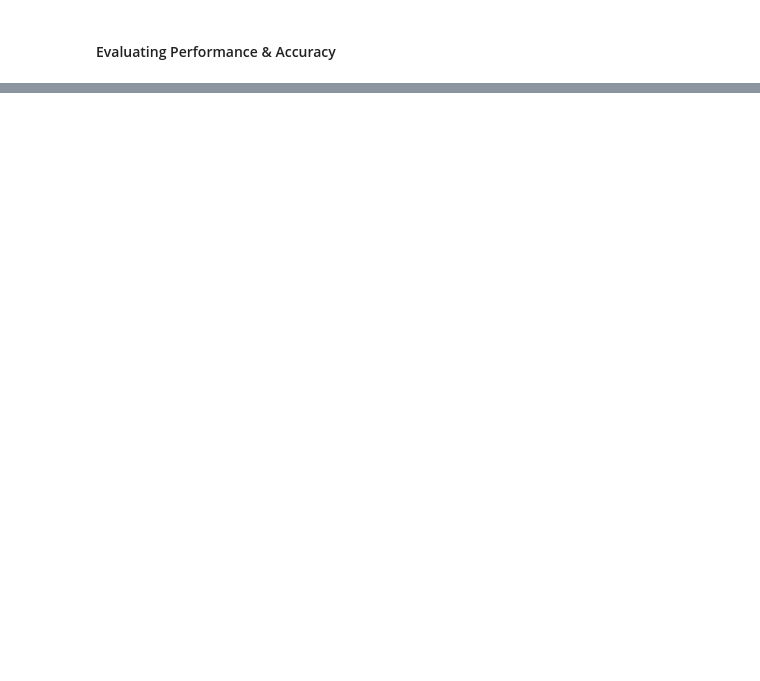
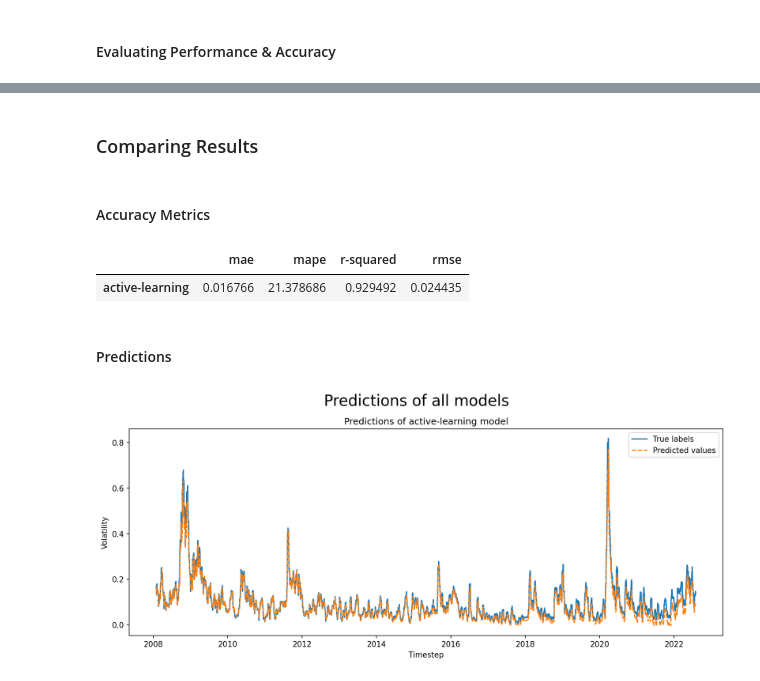
Before and after one commit to gittmp/efficient-deep-learning, a Jupyter notebook: Program/risk-forecasting.ipynb, the cells around one changed output, grey strips where cells are left out. Drawn from its saved outputs; the diff is of its cells as text; code cells hidden in the pictures; blank space fills up the shorter version.

```diff
--- a/Program/risk-forecasting.ipynb
+++ b/Program/risk-forecasting.ipynb
@@ -1369,0 +1277,46 @@ Efficiency metrics for active learning model:
+# %% [markdown]
+### Comparing Results
+# %% [markdown]
+#### Accuracy Metrics
+# %%
+# display the accuracy metrics of all models in a table
+if len(accuracy.keys()) > 0:
+    acc_table = pd.DataFrame(accuracy).T
+    display(acc_table)
+# %% [output]
+|  | mae | mape | r-squared | rmse |
+| active-learning | 0.016766 | 21.378686 | 0.929492 | 0.024435 |
+# %% [markdown]
+#### Predictions
+# %%
+# plot the predictions of all models using their varying training processes
+n_models = len(predictions.keys()) - 1
+
+if n_models > 0:
+    fig, ax = plt.subplots(n_models, 1, figsize=(14, 5 * n_models), dpi=150)
+    fig.suptitle("Predictions of all models", fontsize=20, y=1.01)
+
+    if n_models > 1:
+        for i in range(n_models):
+            key = list(predictions.keys())[i + 1]
+
+            ax[i].plot(predictions['true'], label='True labels')
+            ax[i].plot(predictions[key], linestyle='--', label='Predicted values')
+            ax[i].legend(loc=0)
+            ax[i].set_xlabel('Timestep')
+            ax[i].set_ylabel('Volatility')
+            ax[i].set_title(f'Predictions of {key} model')
+    else:
+        key = list(predictions.keys())[-1]
+
+        ax.plot(predictions['true'], label='True labels')
+        ax.plot(predictions[key], linestyle='--', label='Predicted values')
+        ax.legend(loc=0)
+        ax.set_xlabel('Timestep')
+        ax.set_ylabel('Volatility')
+        ax.set_title(f'Predictions of {key} model')
+
+    plt.show()
+    fig.savefig(results_path + "all-predictions.png")
+# %% [output]
+[figure, added]
```
Also changed, not shown: parts of 42 cells of this notebook, 2 other files.
